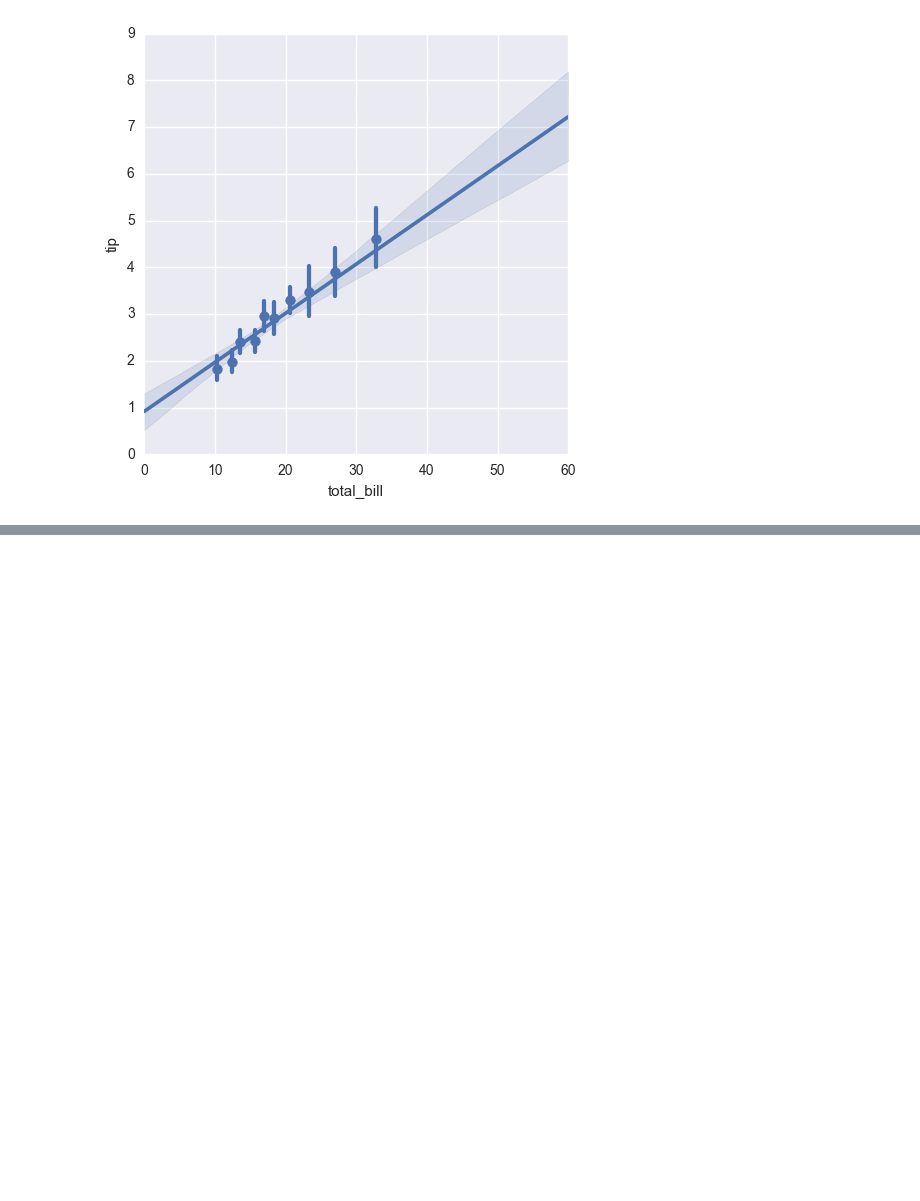
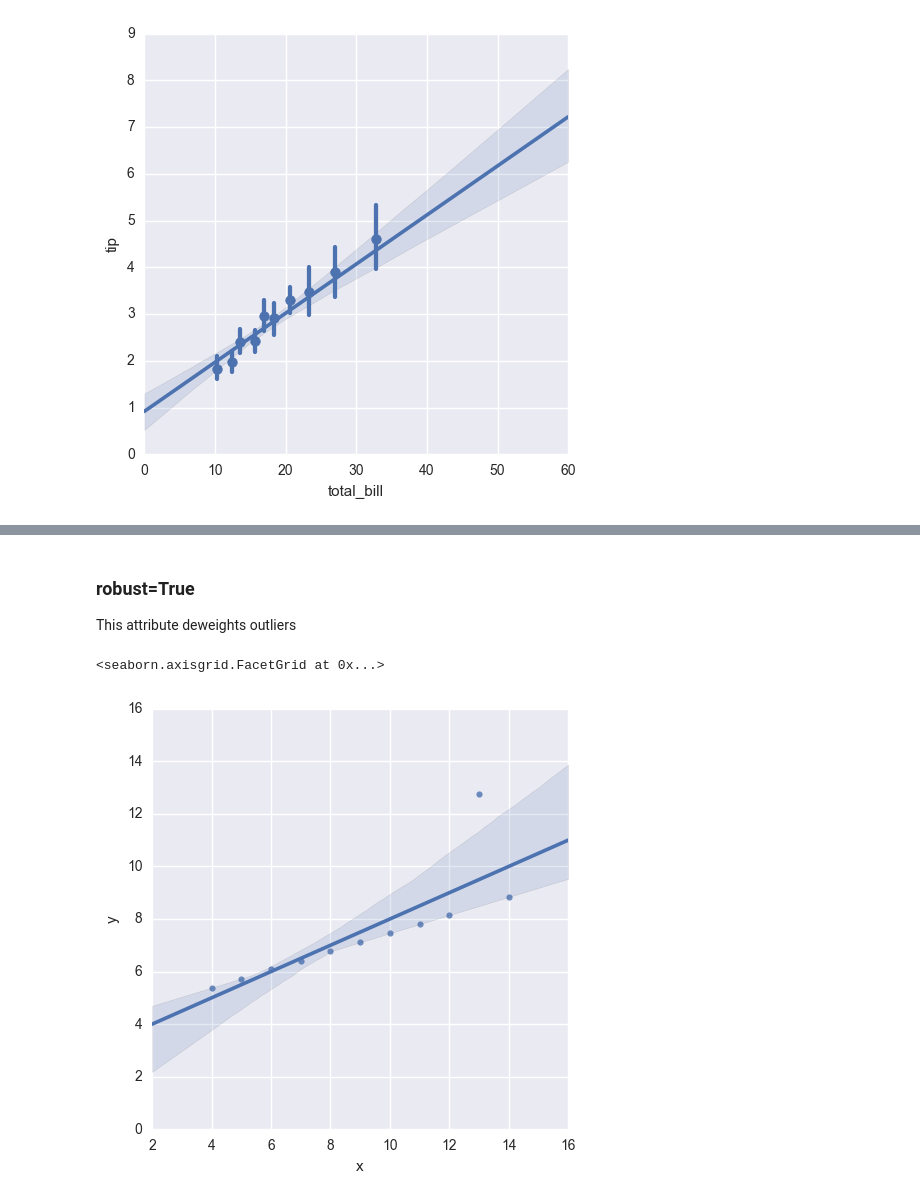
Before and after one commit to Asav7/DS_Sandbox, a Jupyter notebook: Seaborn/lmplot.ipynb, the cells around one changed output, grey strips where cells are left out. Cells and saved outputs as stored; diff of their text form; code cells hidden in the pictures; blank space fills up the shorter version.

```diff
--- a/Seaborn/lmplot.ipynb
+++ b/Seaborn/lmplot.ipynb
@@ -68,0 +76,8 @@ sns.lmplot(data=tips, x="total_bill", y="tip", x_bins=10) # its possible to grou
+# %% [markdown]
+### robust=True
+This attribute deweights outliers
+# %%
+sns.lmplot(data=anscombe.query("dataset == 'III'"), x="x", y="y")
+# %% [output]
+<seaborn.axisgrid.FacetGrid at 0x...>
+[figure, added]
```
Also changed, not shown: parts of 8 cells of this notebook.
